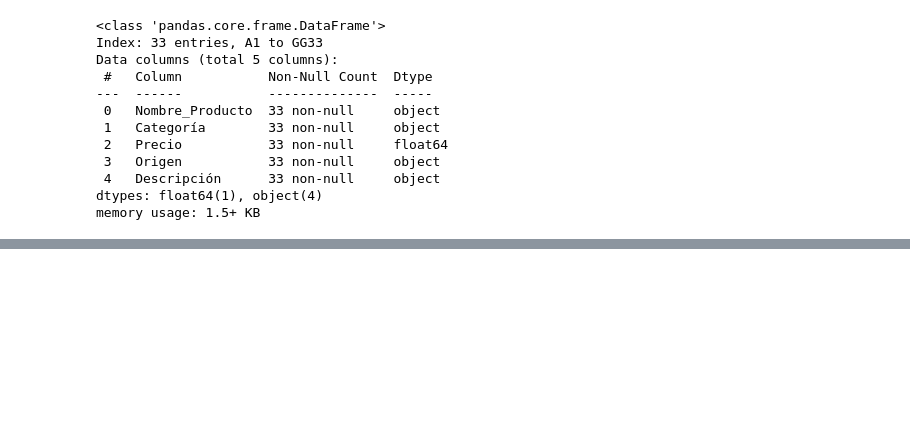
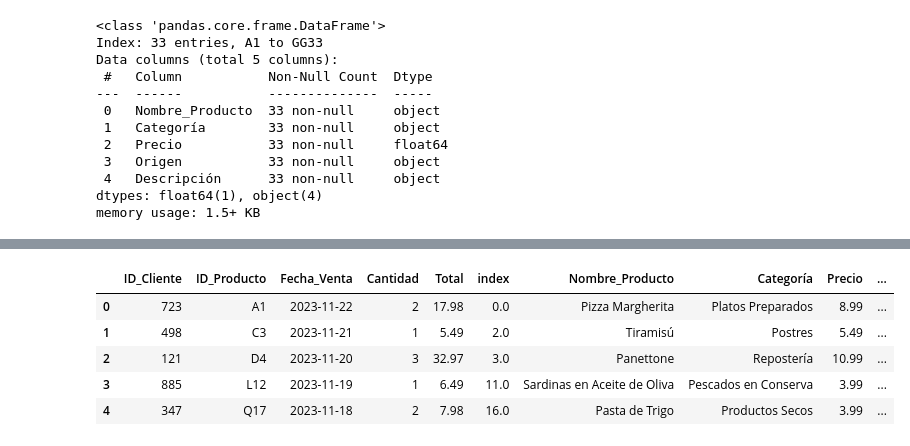
Before and after one commit to Aniitaa7/pairprogramming-mod-3-ANA_YOLANDA, a Jupyter notebook: 5-ETL-I-pairprogramming-mod-3-ANA_YOLANDA.ipynb, the cells around one changed output, grey strips where cells are left out. Drawn from its saved outputs; the diff is of its cells as text; code cells hidden in the pictures; blank space fills up the shorter version.

```diff
--- a/5-ETL-I-pairprogramming-mod-3-ANA_YOLANDA.ipynb
+++ b/5-ETL-I-pairprogramming-mod-3-ANA_YOLANDA.ipynb
@@ -97,6 +97,8 @@ df_ventas.head()
 | 121 | D4 | 2023-11-20 | 3 | 32.97 |
 | 885 | L12 | 2023-11-19 | 1 | 6.49 |
 | 347 | Q17 | 2023-11-18 | 2 | 7.98 |
+# %%
+df_ventas = df_ventas.reset_index()
 # %%
 df_ventas.info()
 # %% [output]
@@ -136,3 +139,6 @@ Data columns (total 5 columns):
  4   Descripción      33 non-null     object
 dtypes: float64(1), object(4)
 memory usage: 1.5+ KB
+# %%
+df_productos = df_productos.reset_index()
+print(df_productos)
@@ -138,0 +163,4 @@ memory usage: 1.5+ KB
+# %%
+df_productos.rename(columns={'ID': 'ID_Producto'}, inplace=True)
+
+df_productos.head()
@@ -138,0 +174,10 @@ memory usage: 1.5+ KB
+# %%
+df_ventas_productos = pd.merge(df_ventas, df_productos, on='ID_Producto', how='left')
+df_ventas_productos.head()
+# %% [output]
+|  | ID_Cliente | ID_Producto | Fecha_Venta | Cantidad | Total | index | Nombre_Producto | Categoría | Precio | ... |
+| 0 | 723 | A1 | 2023-11-22 | 2 | 17.98 | 0.0 | Pizza Margherita | Platos Preparados | 8.99 | ... |
+| 1 | 498 | C3 | 2023-11-21 | 1 | 5.49 | 2.0 | Tiramisú | Postres | 5.49 | ... |
+| 2 | 121 | D4 | 2023-11-20 | 3 | 32.97 | 3.0 | Panettone | Repostería | 10.99 | ... |
+| 3 | 885 | L12 | 2023-11-19 | 1 | 6.49 | 11.0 | Sardinas en Aceite de Oliva | Pescados en Conserva | 3.99 | ... |
+| 4 | 347 | Q17 | 2023-11-18 | 2 | 7.98 | 16.0 | Pasta de Trigo | Productos Secos | 3.99 | ... |
```
Also changed, not shown: parts of 6 cells of this notebook, 2 other files.
